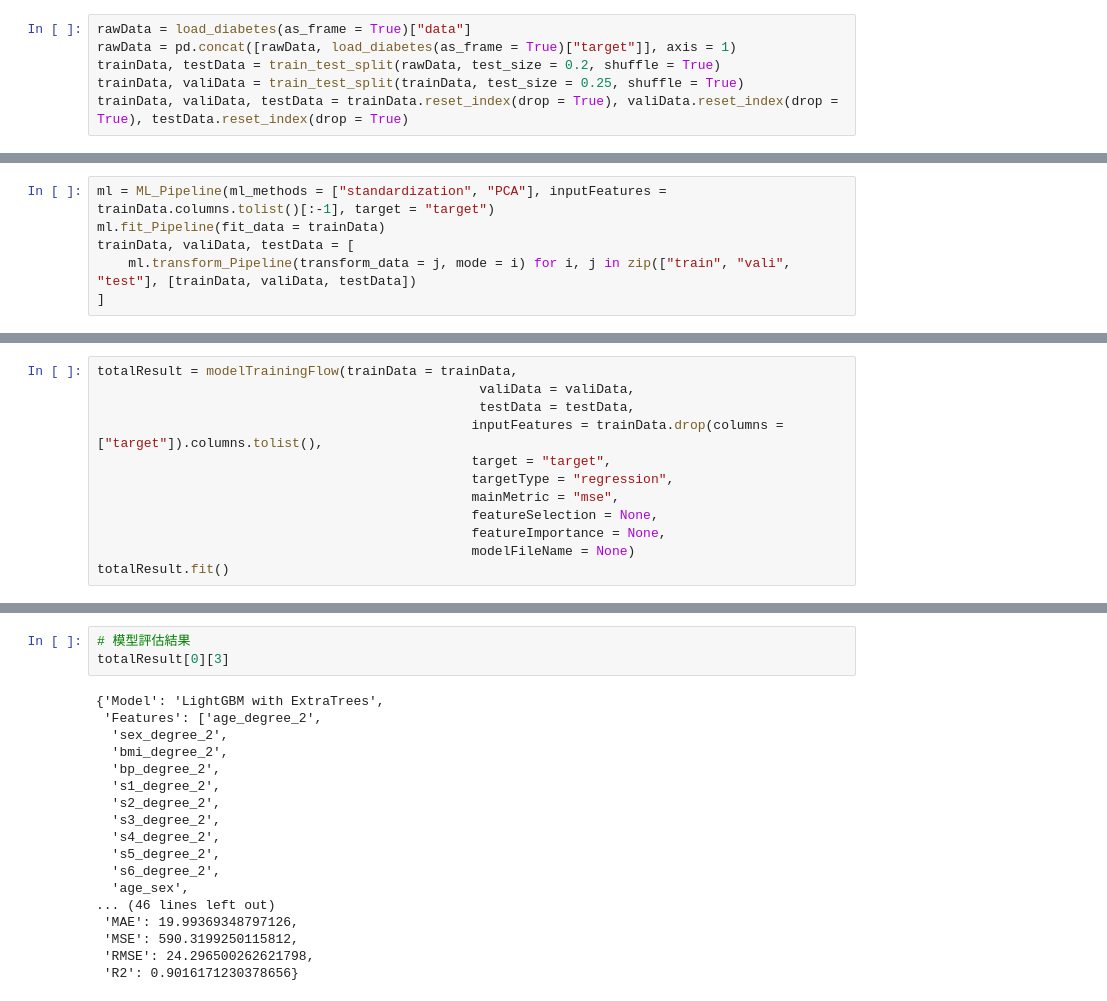
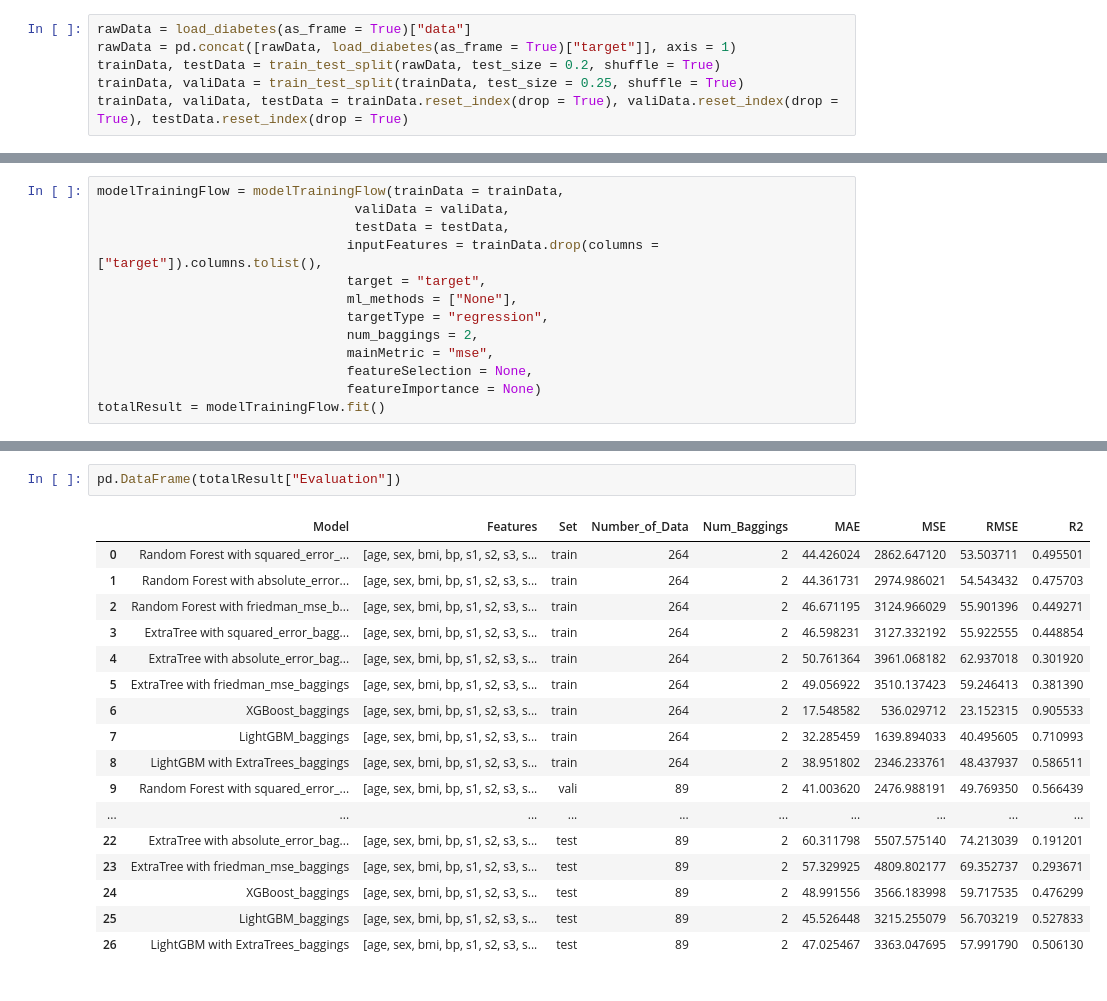
Before and after one commit to Wang-Jian-An/CustomizedAutoML, a Jupyter notebook: Example.ipynb, the cells around one changed output, grey strips where cells are left out. Saved outputs shown, nothing was run; the diff lists cells and outputs as text.

```diff
--- a/Example.ipynb
+++ b/Example.ipynb
@@ -181,6 +189,0 @@ trainData, valiData, testData = trainData.reset_index(drop = True), valiData.res
-# %%
-ml = ML_Pipeline(ml_methods = ["standardization", "PCA"], inputFeatures = trainData.columns.tolist()[:-1], target = "target")
-ml.fit_Pipeline(fit_data = trainData)
-trainData, valiData, testData = [
-    ml.transform_Pipeline(transform_data = j, mode = i) for i, j in zip(["train", "vali", "test"], [trainData, valiData, testData])
-]
@@ -189,13 +192,14 @@ trainData, valiData, testData = [
 # %%
-totalResult = modelTrainingFlow(trainData = trainData,
-                                                 valiData = valiData,
-                                                 testData = testData,
-                                                inputFeatures = trainData.drop(columns = ["target"]).columns.tolist(),
-                                                target = "target",
-                                                targetType = "regression",
-                                                mainMetric = "mse",
-                                                featureSelection = None,
-                                                featureImportance = None,
-                                                modelFileName = None)
-totalResult.fit()
+modelTrainingFlow = modelTrainingFlow(trainData = trainData,
+                                 valiData = valiData,
+                                 testData = testData,
+                                inputFeatures = trainData.drop(columns = ["target"]).columns.tolist(),
+                                target = "target",
+                                ml_methods = ["None"],
+                                targetType = "regression",
+                                num_baggings = 2,
+                                mainMetric = "mse",
+                                featureSelection = None,
+                                featureImportance = None)
+totalResult = modelTrainingFlow.fit()
 # %% [output]
@@ -219,21 +215,20 @@ totalResult.fit()
-# %%
-# 模型評估結果
-totalResult[0][3]
-# %% [output]
-{'Model': 'LightGBM with ExtraTrees',
- 'Features': ['age_degree_2',
-  'sex_degree_2',
-  'bmi_degree_2',
-  'bp_degree_2',
-  's1_degree_2',
-  's2_degree_2',
-  's3_degree_2',
-  's4_degree_2',
-  's5_degree_2',
-  's6_degree_2',
-  'age_sex',
-... (46 lines left out)
- 'MAE': 19.99369348797126,
- 'MSE': 590.3199250115812,
- 'RMSE': 24.296500262621798,
- 'R2': 0.9016171230378656}
+# %%
+pd.DataFrame(totalResult["Evaluation"])
+# %% [output]
+|  | Model | Features | Set | Number_of_Data | Num_Baggings | MAE | MSE | RMSE | R2 |
+| 0 | Random Forest with squared_error_... | [age, sex, bmi, bp, s1, s2, s3, s... | train | 264 | 2 | 44.426024 | 2862.647120 | 53.503711 | 0.495501 |
+| 1 | Random Forest with absolute_error... | [age, sex, bmi, bp, s1, s2, s3, s... | train | 264 | 2 | 44.361731 | 2974.986021 | 54.543432 | 0.475703 |
+| 2 | Random Forest with friedman_mse_b... | [age, sex, bmi, bp, s1, s2, s3, s... | train | 264 | 2 | 46.671195 | 3124.966029 | 55.901396 | 0.449271 |
+| 3 | ExtraTree with squared_error_bagg... | [age, sex, bmi, bp, s1, s2, s3, s... | train | 264 | 2 | 46.598231 | 3127.332192 | 55.922555 | 0.448854 |
+| 4 | ExtraTree with absolute_error_bag... | [age, sex, bmi, bp, s1, s2, s3, s... | train | 264 | 2 | 50.761364 | 3961.068182 | 62.937018 | 0.301920 |
+| 5 | ExtraTree with friedman_mse_baggings | [age, sex, bmi, bp, s1, s2, s3, s... | train | 264 | 2 | 49.056922 | 3510.137423 | 59.246413 | 0.381390 |
+| 6 | XGBoost_baggings | [age, sex, bmi, bp, s1, s2, s3, s... | train | 264 | 2 | 17.548582 | 536.029712 | 23.152315 | 0.905533 |
+| 7 | LightGBM_baggings | [age, sex, bmi, bp, s1, s2, s3, s... | train | 264 | 2 | 32.285459 | 1639.894033 | 40.495605 | 0.710993 |
+| 8 | LightGBM with ExtraTrees_baggings | [age, sex, bmi, bp, s1, s2, s3, s... | train | 264 | 2 | 38.951802 | 2346.233761 | 48.437937 | 0.586511 |
+| 9 | Random Forest with squared_error_... | [age, sex, bmi, bp, s1, s2, s3, s... | vali | 89 | 2 | 41.003620 | 2476.988191 | 49.769350 | 0.566439 |
+| ... | ... | ... | ... | ... | ... | ... | ... | ... | ... |
+| 22 | ExtraTree with absolute_error_bag... | [age, sex, bmi, bp, s1, s2, s3, s... | test | 89 | 2 | 60.311798 | 5507.575140 | 74.213039 | 0.191201 |
+| 23 | ExtraTree with friedman_mse_baggings | [age, sex, bmi, bp, s1, s2, s3, s... | test | 89 | 2 | 57.329925 | 4809.802177 | 69.352737 | 0.293671 |
+| 24 | XGBoost_baggings | [age, sex, bmi, bp, s1, s2, s3, s... | test | 89 | 2 | 48.991556 | 3566.183998 | 59.717535 | 0.476299 |
+| 25 | LightGBM_baggings | [age, sex, bmi, bp, s1, s2, s3, s... | test | 89 | 2 | 45.526448 | 3215.255079 | 56.703219 | 0.527833 |
+| 26 | LightGBM with ExtraTrees_baggings | [age, sex, bmi, bp, s1, s2, s3, s... | test | 89 | 2 | 47.025467 | 3363.047695 | 57.991790 | 0.506130 |
```
Also changed, not shown: parts of 12 cells of this notebook.
